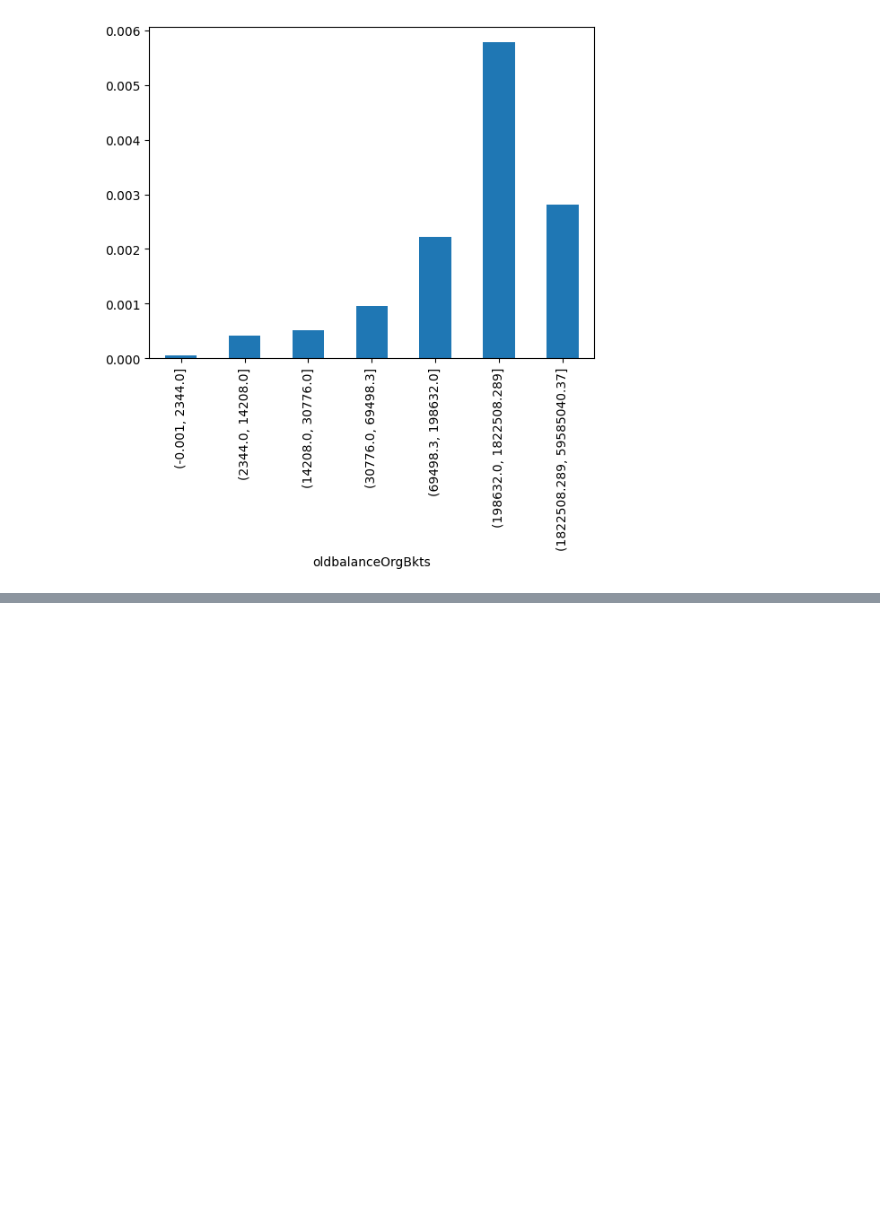
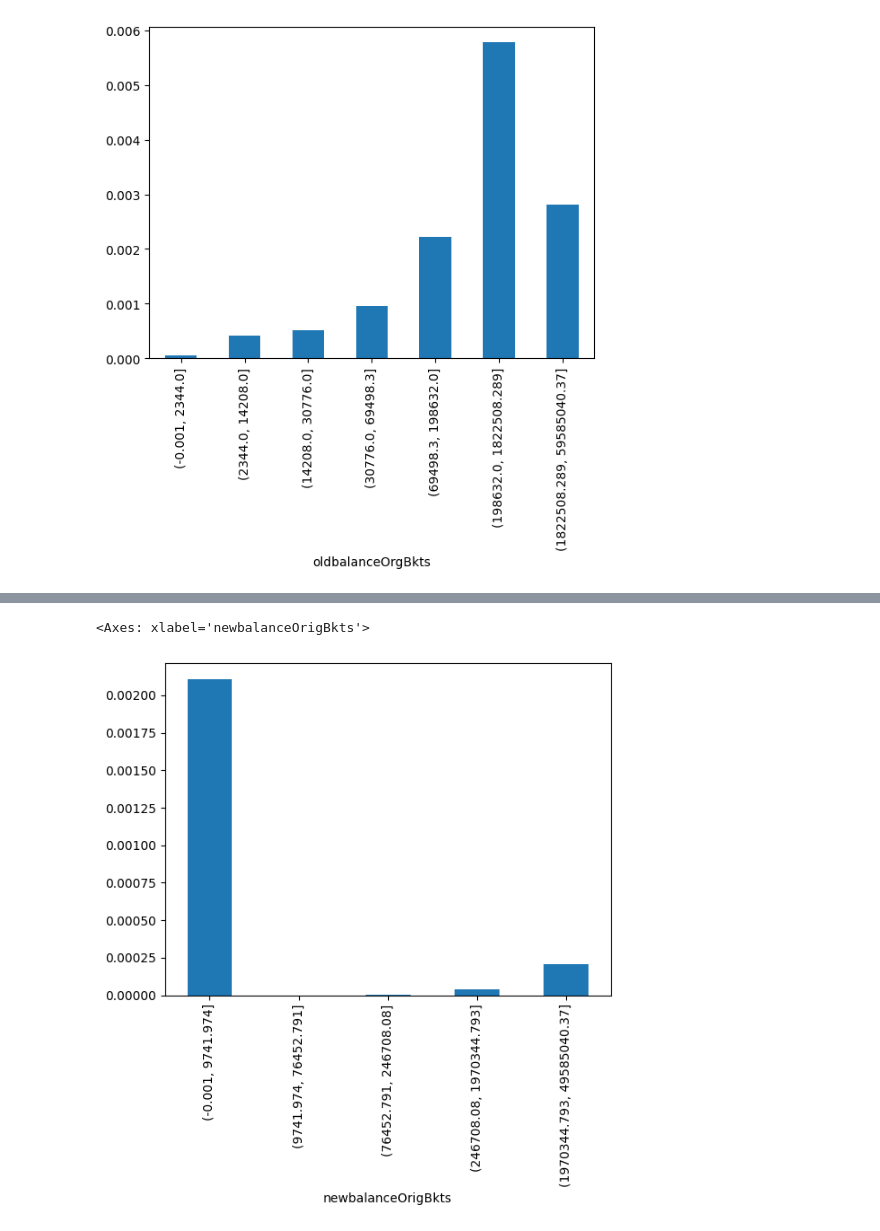
Before and after one commit to Capaquira/projectsLivreLow-code, a Jupyter notebook: FraudeBancario.ipynb, the cells around one changed output, grey strips where cells are left out. Saved outputs shown, nothing was run; the diff lists cells and outputs as text; code cells hidden in the pictures; blank space fills up the shorter version.

```diff
--- a/FraudeBancario.ipynb
+++ b/FraudeBancario.ipynb
@@ -150,0 +159,7 @@ Source.groupby('oldbalanceOrgBkts')['isFraud'].mean().plot.bar()
+# %%
+Source['newbalanceOrigBkts'] = pd.qcut(Source['newbalanceOrig'],10, duplicates ='drop')
+Source.groupby('newbalanceOrigBkts')['isFraud'].mean().plot.bar()
+# La cuenta de origen despues de la transaccion queda casi en zero
+# %% [output]
+<Axes: xlabel='newbalanceOrigBkts'>
+[figure, added]
```
Also changed, not shown: parts of 10 cells of this notebook.
